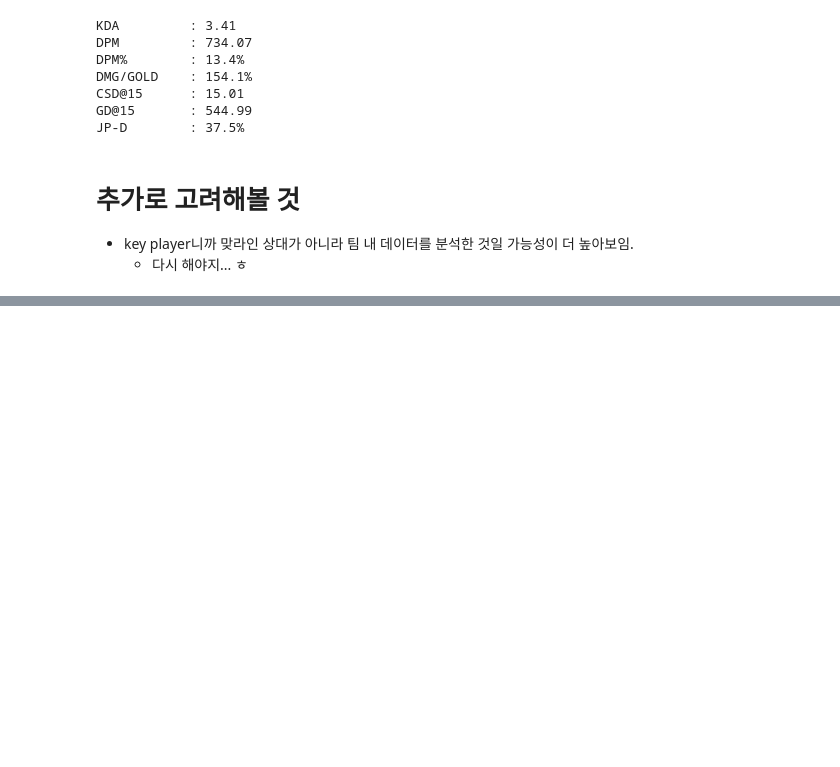
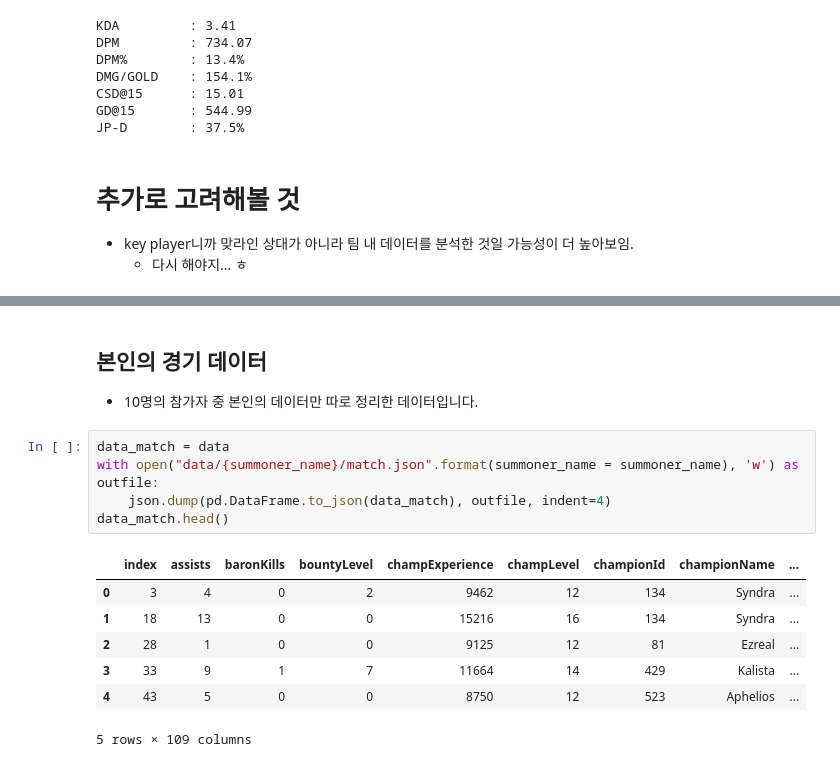
Before and after one commit to uowol/Project_LoLStatistics, a Jupyter notebook: LCK따라잡기.ipynb, the cells around one changed output, grey strips where cells are left out. Drawn from its saved outputs; the diff is of its cells as text; blank space fills up the shorter version.

```diff
--- a/LCK따라잡기.ipynb
+++ b/LCK따라잡기.ipynb
@@ -501,0 +522,16 @@ JP-D        : 37.5%
+# %% [markdown]
+## 본인의 경기 데이터
+- 10명의 참가자 중 본인의 데이터만 따로 정리한 데이터입니다.
+# %%
+data_match = data
+with open("data/{summoner_name}/match.json".format(summoner_name = summoner_name), 'w') as outfile:
+    json.dump(pd.DataFrame.to_json(data_match), outfile, indent=4)
+data_match.head()
+# %% [output]
+|  | index | assists | baronKills | bountyLevel | champExperience | champLevel | championId | championName | ... |
+| 0 | 3 | 4 | 0 | 2 | 9462 | 12 | 134 | Syndra | ... |
+| 1 | 18 | 13 | 0 | 0 | 15216 | 16 | 134 | Syndra | ... |
+| 2 | 28 | 1 | 0 | 0 | 9125 | 12 | 81 | Ezreal | ... |
+| 3 | 33 | 9 | 1 | 7 | 11664 | 14 | 429 | Kalista | ... |
+| 4 | 43 | 5 | 0 | 0 | 8750 | 12 | 523 | Aphelios | ... |
+5 rows × 109 columns
```
Also changed, not shown: parts of 9 cells of this notebook.
